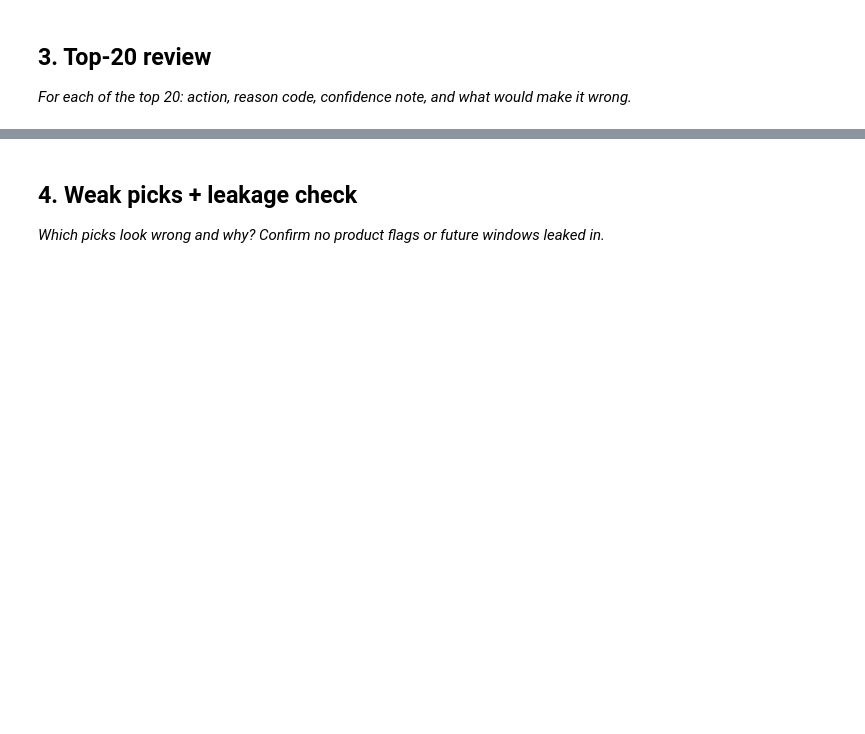
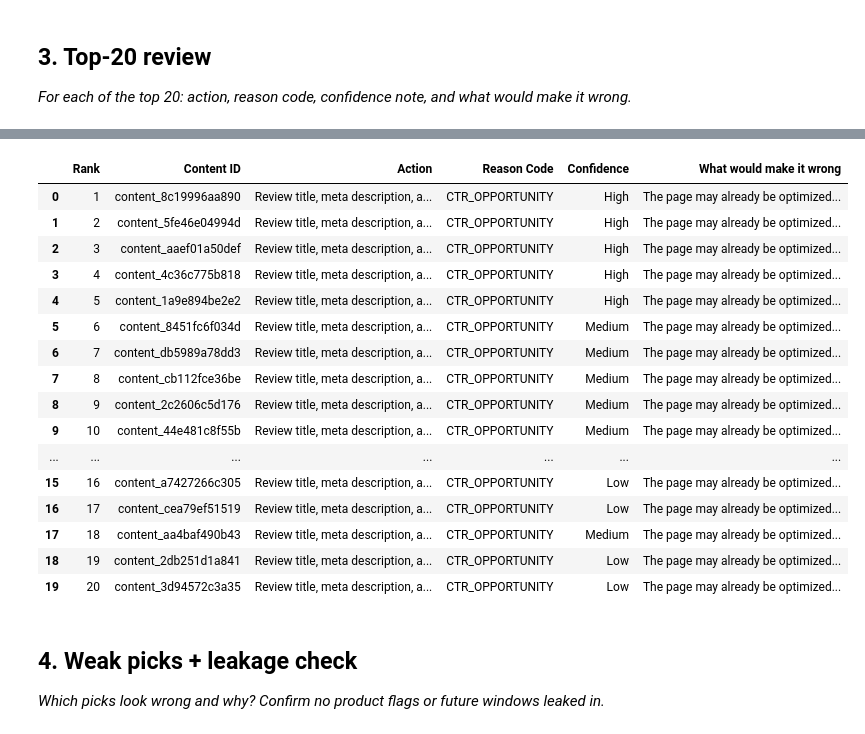
Before and after one commit to Greemines/Flyrank-Notebook-1, a Jupyter notebook: work/notebooks/w04_baseline_score.ipynb, the cells around one changed output, grey strips where cells are left out. Saved outputs shown, nothing was run; the diff lists cells and outputs as text; code cells hidden in the pictures; blank space fills up the shorter version.

Commit message:
Implementation of baseline ranking rule, action scoring, CSV export, and top-20 review

```diff
--- a/work/notebooks/w04_baseline_score.ipynb
+++ b/work/notebooks/w04_baseline_score.ipynb
@@ -148,6 +197,56 @@ CSV written successfully!
 # %%
-# This cell is for CODE (numbers, a query, a check).
-# Write your text answer in the cell ABOVE this one — typing sentences here breaks Run All.
+top20 = output.head(20).copy()
+
+reviews = []
+
+for _, row in top20.iterrows():
+
+    # Confidence
+    if row["impressions_90d"] > 400000:
+        confidence = "High"
+    elif row["impressions_90d"] > 250000:
+        confidence = "Medium"
+    else:
+        confidence = "Low"
+
+    # What could make it wrong?
+    if row["ctr"] > 0.80:
+        wrong = "CTR is already high, so improving the snippet may have limited impact."
+    elif row["avg_position"] > 10:
+        wrong = "Poor ranking may be limiting clicks more than the title or meta description."
+    else:
+        wrong = "The page may already be optimized, so the low CTR could be caused by user intent or strong competitors."
+
+    reviews.append({
+        "Rank": row["rank"],
+        "Content ID": row["content_id"],
+        "Action": row["action"],
+        "Reason Code": row["reason_code"],
+        "Confidence": confidence,
+        "What would make it wrong": wrong
+    })
+
+review_df = pd.DataFrame(reviews)
+
+review_df
+# %% [output]
+|  | Rank | Content ID | Action | Reason Code | Confidence | What would make it wrong |
+| 0 | 1 | content_8c19996aa890 | Review title, meta description, a... | CTR_OPPORTUNITY | High | The page may already be optimized... |
+| 1 | 2 | content_5fe46e04994d | Review title, meta description, a... | CTR_OPPORTUNITY | High | The page may already be optimized... |
+| 2 | 3 | content_aaef01a50def | Review title, meta description, a... | CTR_OPPORTUNITY | High | The page may already be optimized... |
+| 3 | 4 | content_4c36c775b818 | Review title, meta description, a... | CTR_OPPORTUNITY | High | The page may already be optimized... |
+| 4 | 5 | content_1a9e894be2e2 | Review title, meta description, a... | CTR_OPPORTUNITY | High | The page may already be optimized... |
+| 5 | 6 | content_8451fc6f034d | Review title, meta description, a... | CTR_OPPORTUNITY | Medium | The page may already be optimized... |
+| 6 | 7 | content_db5989a78dd3 | Review title, meta description, a... | CTR_OPPORTUNITY | Medium | The page may already be optimized... |
+| 7 | 8 | content_cb112fce36be | Review title, meta description, a... | CTR_OPPORTUNITY | Medium | The page may already be optimized... |
+| 8 | 9 | content_2c2606c5d176 | Review title, meta description, a... | CTR_OPPORTUNITY | Medium | The page may already be optimized... |
+| 9 | 10 | content_44e481c8f55b | Review title, meta description, a... | CTR_OPPORTUNITY | Medium | The page may already be optimized... |
+| ... | ... | ... | ... | ... | ... | ... |
+| 15 | 16 | content_a7427266c305 | Review title, meta description, a... | CTR_OPPORTUNITY | Low | The page may already be optimized... |
+| 16 | 17 | content_cea79ef51519 | Review title, meta description, a... | CTR_OPPORTUNITY | Low | The page may already be optimized... |
+| 17 | 18 | content_aa4baf490b43 | Review title, meta description, a... | CTR_OPPORTUNITY | Medium | The page may already be optimized... |
+| 18 | 19 | content_2db251d1a841 | Review title, meta description, a... | CTR_OPPORTUNITY | Low | The page may already be optimized... |
+| 19 | 20 | content_3d94572c3a35 | Review title, meta description, a... | CTR_OPPORTUNITY | Low | The page may already be optimized... |
 # %% [markdown]
 ## 4. Weak picks + leakage check
 
```
Also changed, not shown: parts of 6 cells of this notebook.
